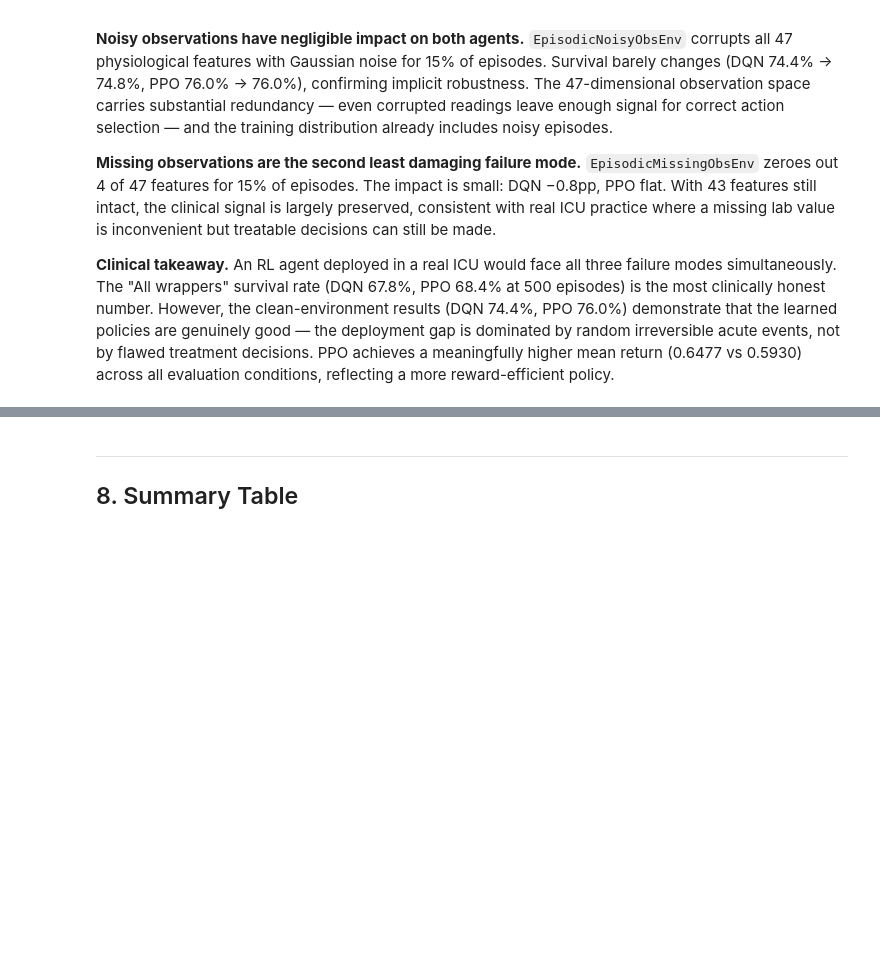
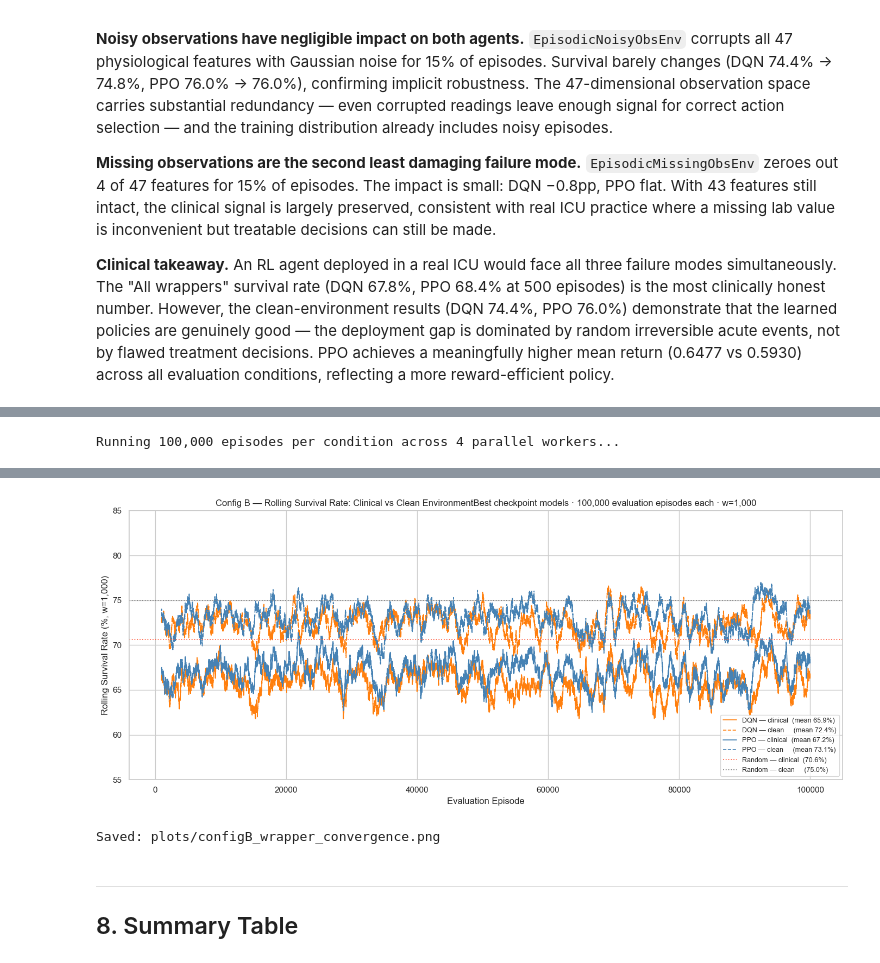
Before and after one commit to Mehmet1700/reinforcement-learning-project, a Jupyter notebook: notebooks/02_config_b_deep_rl.ipynb, the cells around one changed output, grey strips where cells are left out. Saved outputs shown, nothing was run; the diff lists cells and outputs as text; code cells hidden in the pictures; blank space fills up the shorter version.

```diff
--- a/notebooks/02_config_b_deep_rl.ipynb
+++ b/notebooks/02_config_b_deep_rl.ipynb
@@ -1986,0 +1993,69 @@ An RL agent deployed in a real ICU would face all three failure modes simultaneo
+# %%
+EVAL_EP = 100_000
+W       = 1_000
+
+# Worker lives in utils/parallel_eval.py so spawn can import it on macOS
+from utils.parallel_eval import eval_worker
+from concurrent.futures import ProcessPoolExecutor
+
+_root  = os.path.abspath('.')
+_tasks = [
+    ('dqn', 'results/config_b/dqn_model', 'clinical', EVAL_EP, SEED, _root),
+    ('dqn', 'results/config_b/dqn_model', 'clean',    EVAL_EP, SEED, _root),
+    ('ppo', 'results/config_b/ppo_model', 'clinical', EVAL_EP, SEED, _root),
+    ('ppo', 'results/config_b/ppo_model', 'clean',    EVAL_EP, SEED, _root),
+]
+_labels = ['DQN — clinical', 'DQN — clean', 'PPO — clinical', 'PPO — clean']
+
+print(f'Running {EVAL_EP:,} episodes per condition across 4 parallel workers...')
+with ProcessPoolExecutor(max_workers=4) as pool:
+    _results = list(pool.map(eval_worker, _tasks))
+
+dqn_clin, dqn_clean, ppo_clin, ppo_clean = _results
+for lbl, arr in zip(_labels, _results):
+    print(f'  {lbl:<18}: mean={arr.mean()*100:.1f}%')
+
+# Rolling means
+kernel = np.ones(W) / W
+x_ep   = np.arange(W - 1, EVAL_EP)
+roll_dqn_clin  = np.convolve(dqn_clin,  kernel, mode='valid') * 100
+roll_dqn_clean = np.convolve(dqn_clean, kernel, mode='valid') * 100
+roll_ppo_clin  = np.convolve(ppo_clin,  kernel, mode='valid') * 100
+roll_ppo_clean = np.convolve(ppo_clean, kernel, mode='valid') * 100
+
+# Random baselines from robustness cache
+_rob = np.load('results/comparison/robustness_evals.npz', allow_pickle=True)
+rnd_clean_val = float(_rob['rnd'][0]) * 100   # No wrappers
+rnd_clin_val  = float(_rob['rnd'][4]) * 100   # All (default)
+
+# Plot
+fig, ax = plt.subplots(figsize=(14, 6))
+
+ax.plot(x_ep, roll_dqn_clin,  color='tab:orange', lw=1.2, ls='-',
+        label=f'DQN — clinical  (mean {dqn_clin.mean()*100:.1f}%)')
+ax.plot(x_ep, roll_dqn_clean, color='tab:orange', lw=1.2, ls='--',
+        label=f'DQN — clean     (mean {dqn_clean.mean()*100:.1f}%)')
+ax.plot(x_ep, roll_ppo_clin,  color='steelblue',  lw=1.2, ls='-',
+        label=f'PPO — clinical  (mean {ppo_clin.mean()*100:.1f}%)')
+ax.plot(x_ep, roll_ppo_clean, color='steelblue',  lw=1.2, ls='--',
+        label=f'PPO — clean     (mean {ppo_clean.mean()*100:.1f}%)')
+
+ax.axhline(rnd_clin_val,  color='tomato', lw=1.3, ls=':',
+           label=f'Random — clinical  ({rnd_clin_val:.1f}%)')
+ax.axhline(rnd_clean_val, color='grey',   lw=1.3, ls=':',
+           label=f'Random — clean     ({rnd_clean_val:.1f}%)')
+
+ax.set_xlabel('Evaluation Episode')
+ax.set_ylabel(f'Rolling Survival Rate (%, w={W:,})')
+ax.set_title(
+    'Config B — Rolling Survival Rate: Clinical vs Clean Environment'
+    f'Best checkpoint models · {EVAL_EP:,} evaluation episodes each · w={W:,}',
+    fontsize=12)
+ax.legend(fontsize=9, loc='lower right')
+ax.set_ylim(55, 85)
+plt.tight_layout()
+plt.savefig('plots/configB_wrapper_convergence.png', dpi=150, bbox_inches='tight')
+plt.show()
+print('Saved: plots/configB_wrapper_convergence.png')
+# %% [output]
+Running 100,000 episodes per condition across 4 parallel workers...
@@ -1987,3 +2090,5 @@ An RL agent deployed in a real ICU would face all three failure modes simultaneo
+[figure, added]
+Saved: plots/configB_wrapper_convergence.png
 # %% [markdown]
 ---
 ## 8. Summary Table
```
Also changed, not shown: parts of 2 cells of this notebook, 4 other files.
